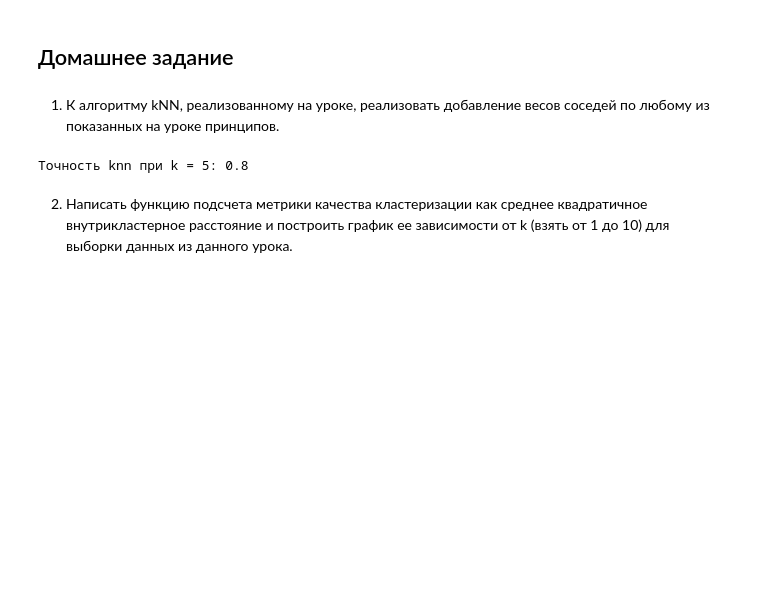
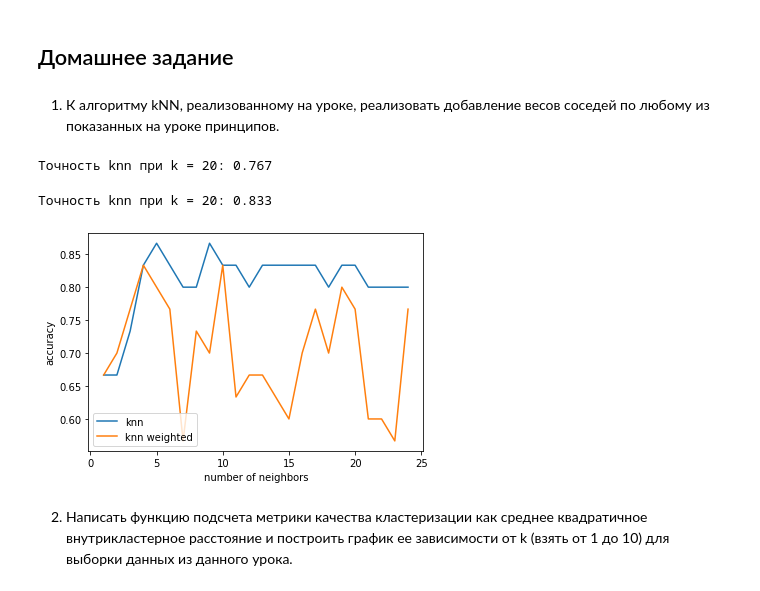
Before and after one commit to aldalinde/Analyzing_algorithms, a Jupyter notebook: hmw_Lesson7.ipynb, the cells around one changed output. Cells and saved outputs as stored; diff of their text form; code cells hidden in the pictures; blank space fills up the shorter version.

Commit message:
task 1 graph added

```diff
--- a/hmw_Lesson7.ipynb
+++ b/hmw_Lesson7.ipynb
@@ -254,11 +254,33 @@ def knn_weighted(x_train, y_train, x_test, k):
 
     return answers
 # %%
-k=5
+k=20
 
-y_pred = knn_weighted(X_train, y_train, X_test, k)
-print(f'Точность knn при k = {k}: {round(accuracy(y_pred, y_test), 3)}')
+y_pred_weighted = knn_weighted(X_train, y_train, X_test, k)
+print(f'Точность knn при k = {k}: {round(accuracy(y_pred_weighted, y_test), 3)}')
 # %% [output]
-Точность knn при k = 5: 0.8
+Точность knn при k = 20: 0.767
+# %%
+y_pred = knn(X_train, y_train, X_test, k)
+print(f'Точность knn при k = {k}: {round(accuracy(y_pred, y_test), 3)}')
+# %% [output]
+Точность knn при k = 20: 0.833
+# %%
+acc = []
+acc_w = []
+for k in range(1, 25):
+    y_pred_weighted = knn_weighted(X_train, y_train, X_test, k)
+    y_pred = knn(X_train, y_train, X_test, k)
+    acc.append(accuracy(y_pred, y_test))
+    acc_w.append(accuracy(y_pred_weighted, y_test))
+
+plt.plot(np.arange(1, 25), acc, label='knn')
+plt.plot(np.arange(1, 25), acc_w, label='knn weighted')
+plt.xlabel('number of neighbors')
+plt.ylabel('accuracy')
+plt.legend()
+plt.show()
+# %% [output]
+[figure, added]
 # %% [markdown]
 2. Написать функцию подсчета метрики качества кластеризации как среднее квадратичное внутрикластерное расстояние и построить график ее зависимости от k (взять от 1 до 10) для выборки данных из данного урока.
```
